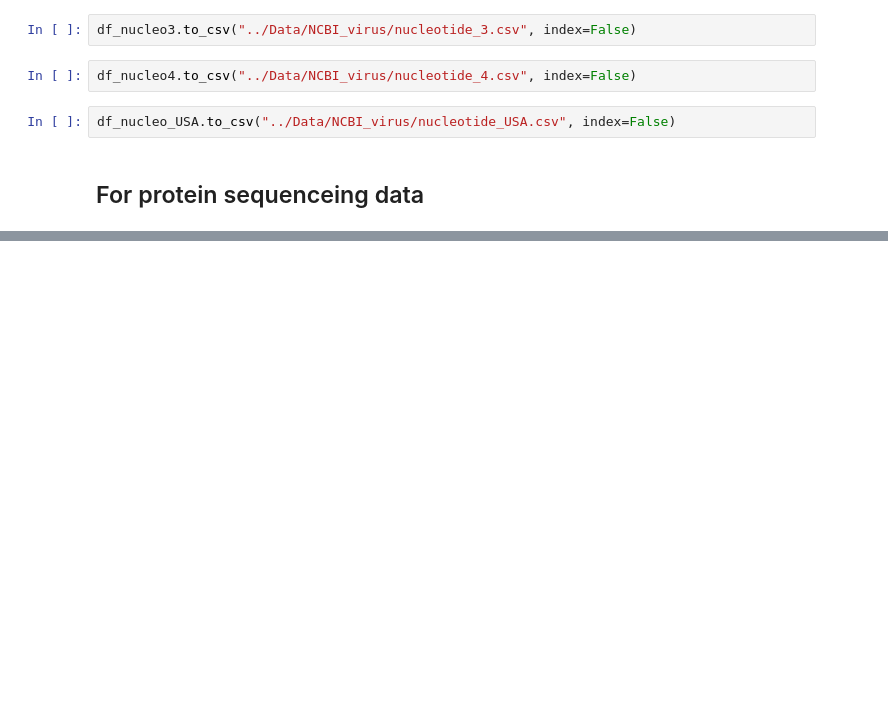
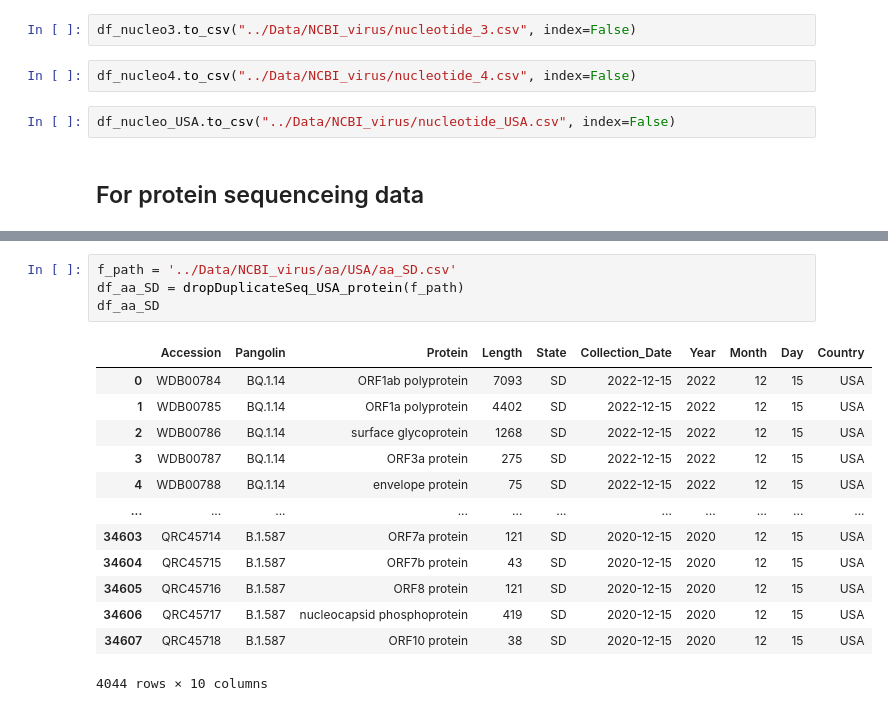
Before and after one commit to tahiri-lab/iPhyloGeo.js, a Jupyter notebook: Data_preprocessing/NCBIVirus.ipynb, the cells around one changed output, grey strips where cells are left out. Drawn from its saved outputs; the diff is of its cells as text; blank space fills up the shorter version.

```diff
--- a/Data_preprocessing/NCBIVirus.ipynb
+++ b/Data_preprocessing/NCBIVirus.ipynb
@@ -253,0 +351,18 @@ def preprocessConcat_USA_protein(path):
+# %%
+f_path = '../Data/NCBI_virus/aa/USA/aa_SD.csv'
+df_aa_SD = dropDuplicateSeq_USA_protein(f_path)
+df_aa_SD
+# %% [output]
+|  | Accession | Pangolin | Protein | Length | State | Collection_Date | Year | Month | Day | Country |
+| 0 | WDB00784 | BQ.1.14 | ORF1ab polyprotein | 7093 | SD | 2022-12-15 | 2022 | 12 | 15 | USA |
+| 1 | WDB00785 | BQ.1.14 | ORF1a polyprotein | 4402 | SD | 2022-12-15 | 2022 | 12 | 15 | USA |
+| 2 | WDB00786 | BQ.1.14 | surface glycoprotein | 1268 | SD | 2022-12-15 | 2022 | 12 | 15 | USA |
+| 3 | WDB00787 | BQ.1.14 | ORF3a protein | 275 | SD | 2022-12-15 | 2022 | 12 | 15 | USA |
+| 4 | WDB00788 | BQ.1.14 | envelope protein | 75 | SD | 2022-12-15 | 2022 | 12 | 15 | USA |
+| ... | ... | ... | ... | ... | ... | ... | ... | ... | ... | ... |
+| 34603 | QRC45714 | B.1.587 | ORF7a protein | 121 | SD | 2020-12-15 | 2020 | 12 | 15 | USA |
+| 34604 | QRC45715 | B.1.587 | ORF7b protein | 43 | SD | 2020-12-15 | 2020 | 12 | 15 | USA |
+| 34605 | QRC45716 | B.1.587 | ORF8 protein | 121 | SD | 2020-12-15 | 2020 | 12 | 15 | USA |
+| 34606 | QRC45717 | B.1.587 | nucleocapsid phosphoprotein | 419 | SD | 2020-12-15 | 2020 | 12 | 15 | USA |
+| 34607 | QRC45718 | B.1.587 | ORF10 protein | 38 | SD | 2020-12-15 | 2020 | 12 | 15 | USA |
+4044 rows × 10 columns
```
Also changed, not shown: parts of 25 cells of this notebook, 11 other files.
